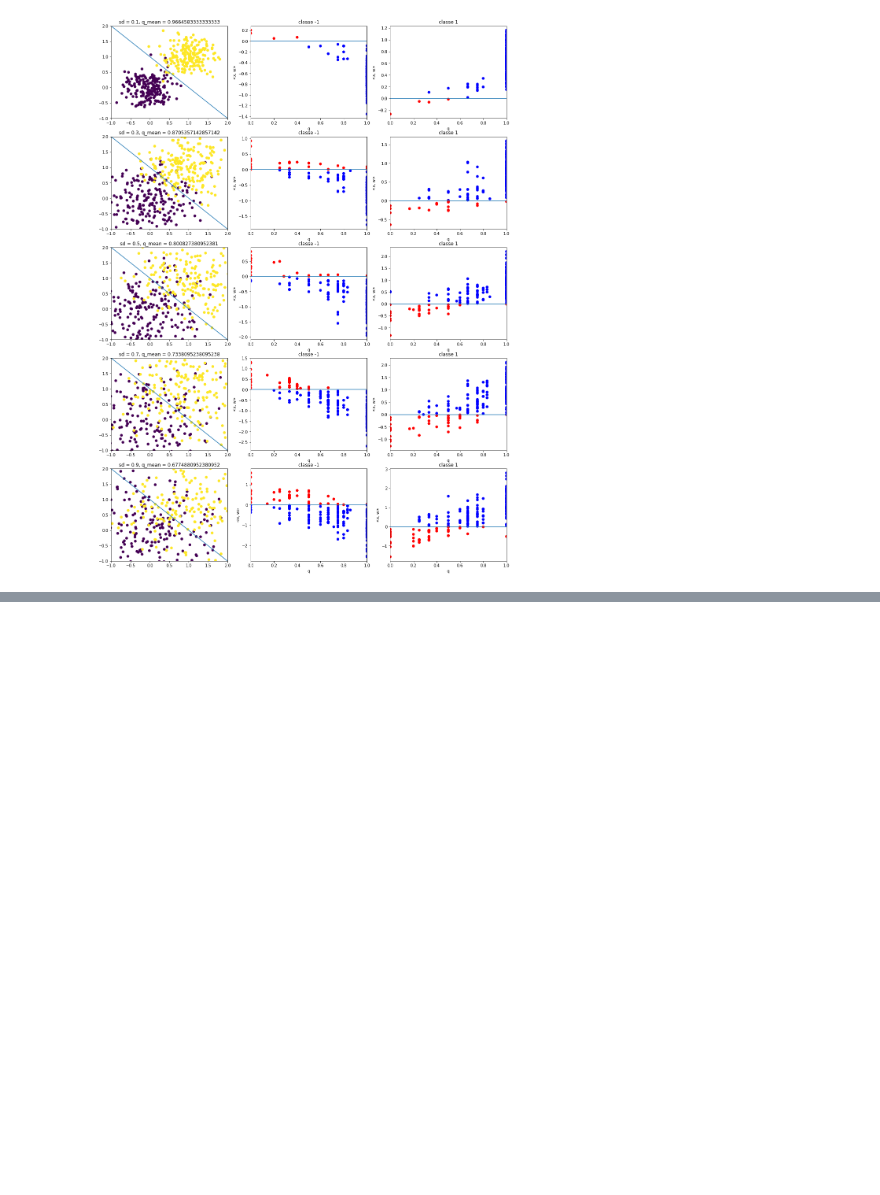
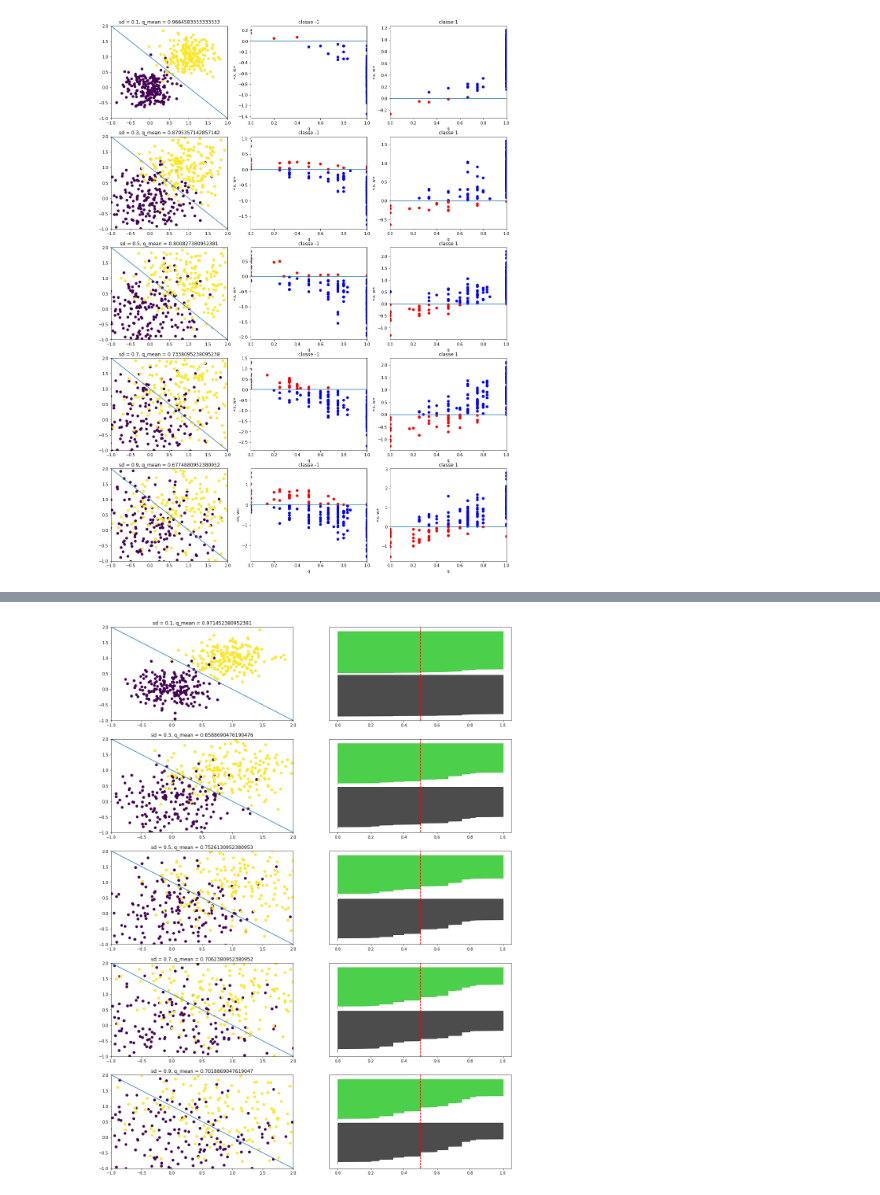
Before and after one commit to cljosegfer/q, a Jupyter notebook: q.ipynb, the cells around one changed output, grey strips where cells are left out. Cells and saved outputs as stored; diff of their text form; code cells hidden in the pictures; blank space fills up the shorter version.

Commit message:
adiciona barplot normal

```diff
--- a/q.ipynb
+++ b/q.ipynb
@@ -177,3 +178,83 @@ for idx, sd in enumerate(sds):
 0.7 0.7338095238095238
 0.9 0.6774880952380952
 [figure]
+# %%
+n = 200
+sds = [0.1, 0.3, 0.5, 0.7, 0.9]
+# sds = [0.1, 0.2]
+
+fig, axis = plt.subplots(len(sds), 2, figsize = (18, 5*len(sds)))
+
+for idx, sd in enumerate(sds):
+  # data
+  mean = (0, 0)
+  cov = [[sd, 0], [0, sd]]
+  x1 = np.random.multivariate_normal(mean, cov, size = n)
+
+  mean = (1, 1)
+  cov = [[sd, 0], [0, sd]]
+  x2 = np.random.multivariate_normal(mean, cov, size = n)
+
+  X = np.concatenate((x1, x2))
+  y = np.array([-1] * n + [1] * n)
+
+  # gg
+  gg = lara_graph(X)
+
+  scores = []
+  for i, row in enumerate(gg):
+      vizinhos = np.where(row == 1)[0]
+
+      degree = len(vizinhos)
+      opposite = 0
+      for vizinho in vizinhos:
+          opposite += np.abs(y[i] - y[vizinho]) / 2
+      q = 1 - opposite / degree
+      scores.append(q)
+  scores = np.array(scores)
+  print(sd, np.mean(scores))
+
+  # classificador
+  w = [-1, 1, 1]
+  w = w / np.linalg.norm(w)
+
+  distances = []
+  for x in X:
+      x = np.hstack((1, x))
+      d = np.dot(x, w)
+      distances.append(d)
+  distances = np.array(distances)
+  erro = (np.sign(distances) == np.sign(y)) * 1
+
+  # plot
+  axis[idx, 0].scatter(X[:, 0], X[:, 1], c = y)
+  axis[idx, 0].axline((0, 1), (1, 0))
+  axis[idx, 0].set_xlim([-1, 2])
+  axis[idx, 0].set_ylim([-1, 2])
+  axis[idx, 0].set_title('sd = {}, q_mean = {}'.format(sd, np.mean(scores)));
+
+  log = np.stack((scores, distances)).T
+
+  y_lower = 10
+  for c in np.unique(y):
+      cluster = y == c
+      ith_cluster_silhouette_values = scores[cluster]
+      ith_cluster_silhouette_values.sort()
+
+      size_cluster_i = ith_cluster_silhouette_values.shape[0]
+      y_upper = y_lower + size_cluster_i
+
+      color = cm.nipy_spectral(float(c) / len(np.unique(y)))
+      # color = [colors[e] for e in erro[cluster]]
+      axis[idx, 1].fill_betweenx(
+          np.arange(y_lower, y_upper),
+          0,
+          ith_cluster_silhouette_values,
+          facecolor=color,
+          edgecolor=color,
+          alpha=0.7,
+      )
+      y_lower = y_upper + 10
+  axis[idx, 1].axvline(x=0.5, color="red", linestyle="--")
+  axis[idx, 1].set_yticks([])
+# %% [output]
@@ -179,0 +266 @@ for idx, sd in enumerate(sds):
+[figure, added]
```
Also changed, not shown: parts of 5 cells of this notebook, 1 other file.
